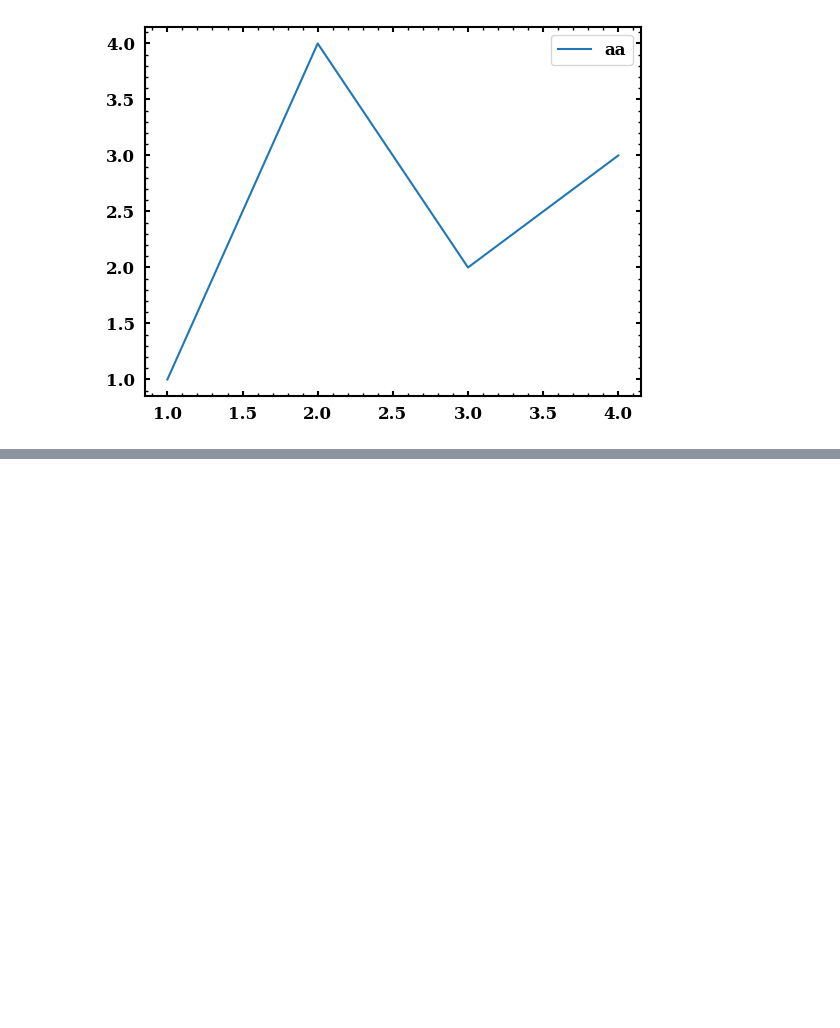
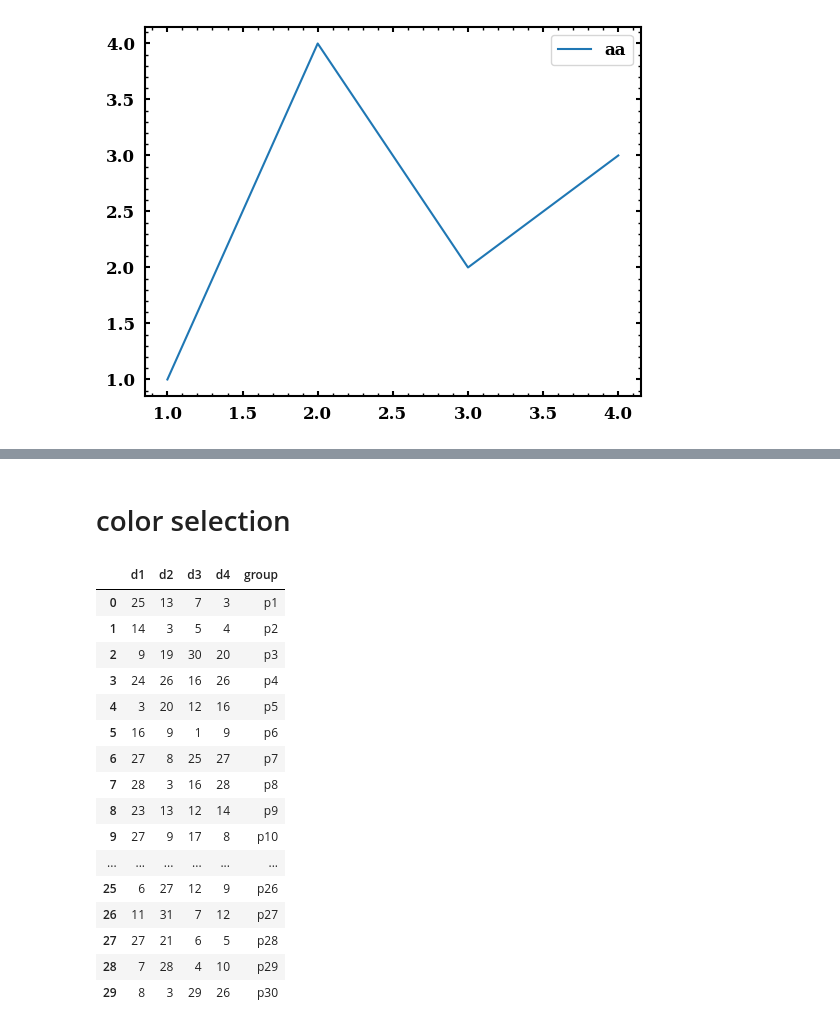
Before and after one commit to Lola58/matplotlib_advances, a Jupyter notebook: axis_legend.ipynb, the cells around one changed output, grey strips where cells are left out. Cells and saved outputs as stored; diff of their text form; code cells hidden in the pictures; blank space fills up the shorter version.

```diff
--- a/axis_legend.ipynb
+++ b/axis_legend.ipynb
@@ -454,0 +482,31 @@ ax.legend()
+# %% [markdown]
+# color selection
+# %%
+import numpy as np
+import pandas as pd
+x1=np.random.randint(1,31,size=30)
+x2=np.random.randint(3,33,size=30)
+
+y1=np.random.randint(1,31,size=30)
+y2=np.random.randint(3,33,size=30)
+z=[f"p{i}" for i in range(1,31)]
+df_test = pd.DataFrame({"d1": x1,"d2":x2,"d3":y1,"d4":y2 ,"group":z})
+df_test
+# %% [output]
+|  | d1 | d2 | d3 | d4 | group |
+| 0 | 25 | 13 | 7 | 3 | p1 |
+| 1 | 14 | 3 | 5 | 4 | p2 |
+| 2 | 9 | 19 | 30 | 20 | p3 |
+| 3 | 24 | 26 | 16 | 26 | p4 |
+| 4 | 3 | 20 | 12 | 16 | p5 |
+| 5 | 16 | 9 | 1 | 9 | p6 |
+| 6 | 27 | 8 | 25 | 27 | p7 |
+| 7 | 28 | 3 | 16 | 28 | p8 |
+| 8 | 23 | 13 | 12 | 14 | p9 |
+| 9 | 27 | 9 | 17 | 8 | p10 |
+| ... | ... | ... | ... | ... | ... |
+| 25 | 6 | 27 | 12 | 9 | p26 |
+| 26 | 11 | 31 | 7 | 12 | p27 |
+| 27 | 27 | 21 | 6 | 5 | p28 |
+| 28 | 7 | 28 | 4 | 10 | p29 |
+| 29 | 8 | 3 | 29 | 26 | p30 |
```
Also changed, not shown: parts of 6 cells of this notebook.
